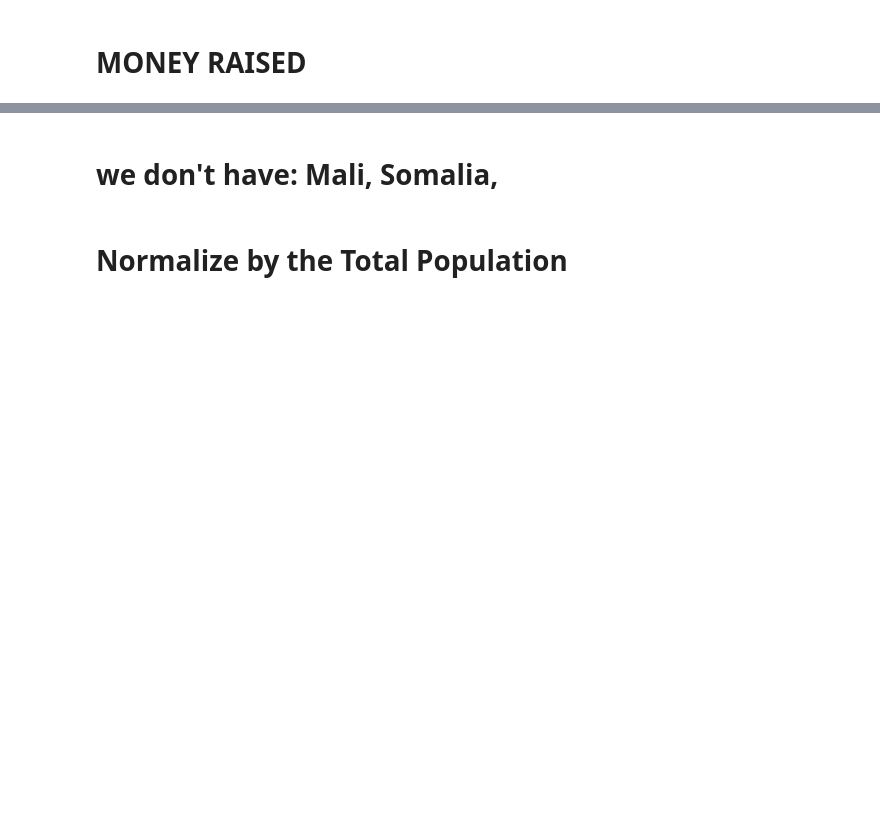
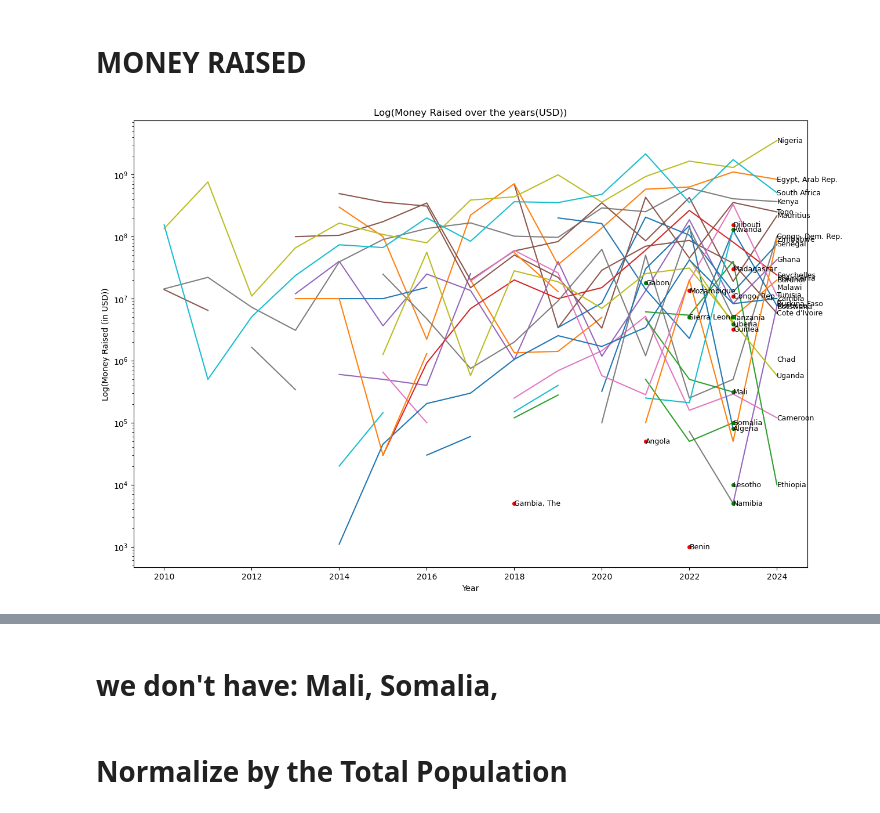
Before and after one commit to ntakirutimanapierre/FINIA, a Jupyter notebook: Codes.ipynb, the cells around one changed output, grey strips where cells are left out. Saved outputs shown, nothing was run; the diff lists cells and outputs as text; code cells hidden in the pictures; blank space fills up the shorter version.

```diff
--- a/Codes.ipynb
+++ b/Codes.ipynb
@@ -229,16 +237,21 @@ african_population = wbdata.get_dataframe(indicators  = {'SP.POP.TOTL': 'Populat
                                           country = world_bank_country_ids.keys(), date = ('2009','2024'), keep_levels=True).reset_index()
 
 
+# matching codes
+for code, name in world_bank_country_ids.items():
+    african_population.loc[african_population['country'] == name, 'country_code'] = code
+
+
 african_population_pvt =pd.pivot_table(african_population,
                              values='Population',
                              index='date',
-                             columns='country',
+                             columns='country_code',
                              aggfunc=sum,
                              fill_value=np.nan)
 african_gdp_pvt =pd.pivot_table(african_population,
                              values='GDP (curent$)',
                              index='date',
-                             columns='country',
+                             columns='country_code',
                              aggfunc=sum,
                              fill_value=np.nan)
 # %%
@@ -299,8 +389,8 @@ print(df.columns)
 # df['Organization Location'][1].split(',')[-2]
 
 
-df['Country'].replace("Cabo Verde","Cape Verde",inplace=True)
-# df['Country'].replace("Congo (Brazzaville)","Congo-Brazzaville",inplace=True)
+# df['Country'].replace("Cabo Verde","Cape Verde",inplace=True)
+# # df['Country'].replace("Congo (Brazzaville)","Congo-Brazzaville",inplace=True)
 
 
 
@@ -314,9 +413,10 @@ for country  in  unique_countries:
 pivot_table = pd.pivot_table(df,
                              values='Money Raised (in USD)',
                              index='Year',
-                             columns='Country',
+                             columns='country_code',
                              aggfunc='sum',
-                          fill_value=np.nan)
+                             fill_value=np.nan)
+pivot_table_with_names = pivot_table.rename(columns=world_bank_country_ids)
 
 print('This is how the data look like when it comes after pivoting')
-# display(pivot_table.T)
+display(pivot_table_with_names.T)
@@ -335,30 +456,33 @@ def normalise(investment, normalizer):
 # %% [markdown]
 # MONEY RAISED
 # %%
-ax = pivot_table.plot(figsize=(15, 10),legend = False)
-
+# Create the plot
+fig, ax = plt.subplots(figsize=(15, 10))
+pivot_table.plot(ax=ax, legend=False)
 # for country in pivot_table.columns:
 #     ax.text(pivot_table[country].dropna().index[-1], pivot_table[country].dropna().iloc[-1] , country, va='center', ha='left',fontsize=10, color ='black',zorder=30)
 
-for country in pivot_table.columns:
-  last_year_in_data = pivot_table[country].dropna().index[-1]
-  last_amount = pivot_table[country].dropna().iloc[-1]
-
-  if last_year_in_data != 2024:
-    if len(pivot_table[country].dropna().index) == 1:
-      plt.scatter(last_year_in_data, last_amount,marker='o', s=17, c='red', zorder=30, label = 'Appears Once')
-
-    else:
-      plt.scatter(last_year_in_data, last_amount,marker='o', s=17, c='green', zorder=30)
-
-  ax.text(last_year_in_data,  last_amount, country, va='center', ha='left',fontsize=9, color ='black',zorder=30, label = 'Appears many times before 2024')
-
+for country_code in pivot_table.columns:
+    country_data = pivot_table[country_code].dropna()
+    if not country_data.empty:
+        last_year = country_data.index[-1]
+        last_value = country_data.iloc[-1]
+        country_name = world_bank_country_ids.get(country_code, country_code)
+        if last_year != 2024:
+            color = 'red' if len(country_data) == 1 else 'green'
+            ax.scatter(last_year, last_value, marker='o', s=17, c=color, zorder=30)
+        ax.text(last_year, last_value, country_name, va='center', ha='left', fontsize=9, color='black', zorder=30)
 
 # plt.ylim(0,500)
 ax.set_ylabel('Log(Money Raised (in USD))')
 ax.set_title('Log(Money Raised over the years(USD))')
 ax.set_yscale('log')
 plt.show()
+
+# Display the plot
+plt.show()
+# %% [output]
+[figure, added]
 # %%
 # pivot_table.mean(axis=0).sort_values(ascending = False)
 # %%
```
Also changed, not shown: parts of 31 cells of this notebook.
